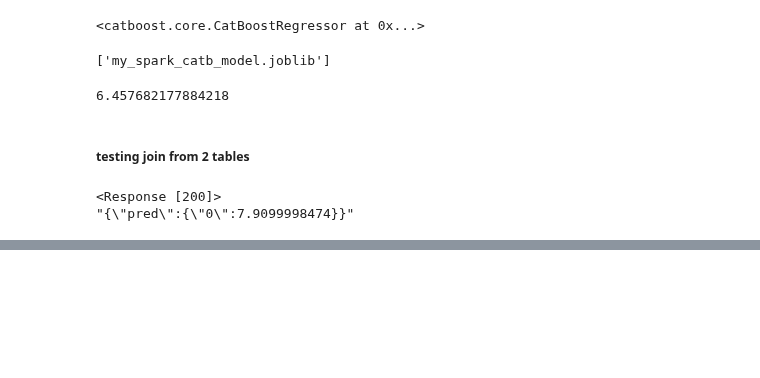
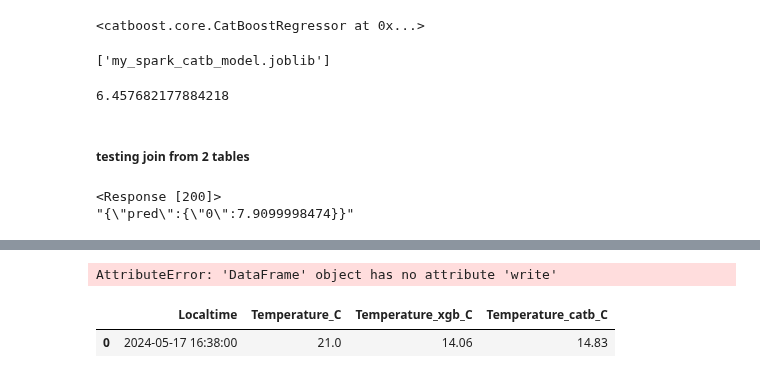
Before and after one commit to PeterOstr/kaggle, a Jupyter notebook: airflow_train1/1.ipynb, the cells around one changed output, grey strips where cells are left out. Saved outputs shown, nothing was run; the diff lists cells and outputs as text; code cells hidden in the pictures; blank space fills up the shorter version.

```diff
--- a/airflow_train1/1.ipynb
+++ b/airflow_train1/1.ipynb
@@ -456,0 +470,47 @@ X_dict
+# %%
+data_comparsion.write.mode("overwrite").insertInto("first_database.WeatherComparsion")
+# %% [output]
+AttributeError: 'DataFrame' object has no attribute 'write'
+# %%
+from datetime import datetime
+import requests
+import pandas as pd
+from io import StringIO
+
+# Выполните запрос к базе данных для получения последней записи
+df = spark.sql("""
+SELECT localtime, Temperature_C FROM first_database.WeatherData
+ORDER BY localtime
+DESC LIMIT 1""")
+
+# Получите временную метку и температуру из DataFrame
+timestamp, temperature = df.collect()[0]
+
+# Преобразуйте временную метку в нужный формат строки
+formatted_date = timestamp.strftime('%Y-%m-%d %H:%M:%S')
+
+# Создайте словарь для отправки запроса модели
+X_dict = {'date': [formatted_date]}
+
+# Отправьте запрос к модели для прогнозирования
+predicted_data_response_xgb = requests.post('https://weatherimage-ma4ayonvha-lm.a.run.app/model/predict_xgb_t', json=X_dict)
+predicted_data_response_catb = requests.post('https://weatherimage-ma4ayonvha-lm.a.run.app/model/predict_catb_t', json=X_dict)
+
+
+predicted_results_xgb = pd.read_json(StringIO(predicted_data_response_xgb.json()))
+predicted_results_catb = pd.read_json(StringIO(predicted_data_response_catb.json()))
+
+
+
+# Создайте DataFrame для сравнения данных
+data_comparison = pd.DataFrame({
+    'Localtime': [formatted_date],
+    'Temperature_C': [temperature],
+    'Temperature_xgb_C': [round(predicted_results_xgb.iloc[0,0],2)],
+    'Temperature_catb_C': [round(predicted_results_catb.iloc[0,0],2)]
+})
+
+data_comparison
+# %% [output]
+|  | Localtime | Temperature_C | Temperature_xgb_C | Temperature_catb_C |
+| 0 | 2024-05-17 16:38:00 | 21.0 | 14.06 | 14.83 |
```
Also changed, not shown: parts of 7 cells of this notebook, 2 other files.
